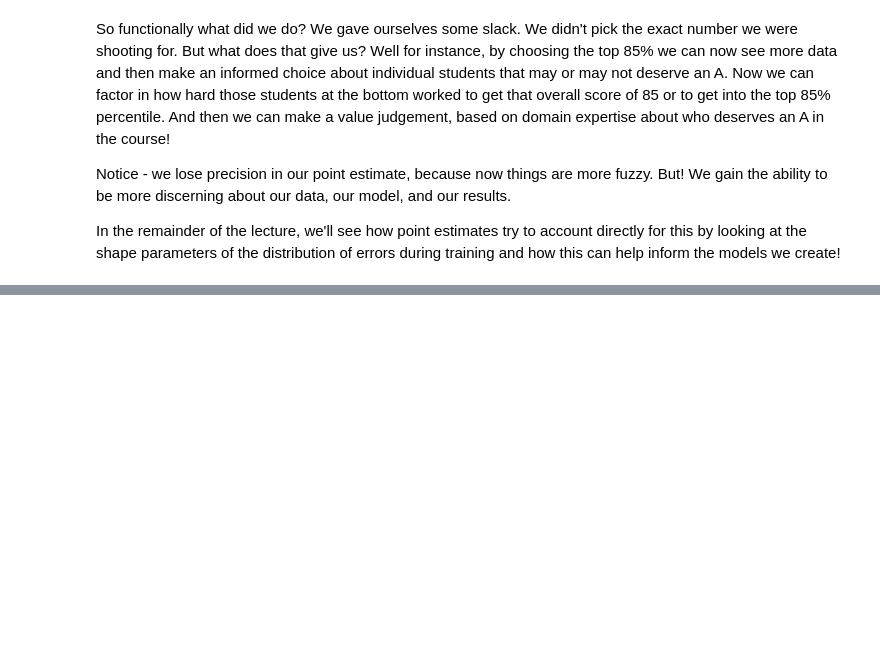
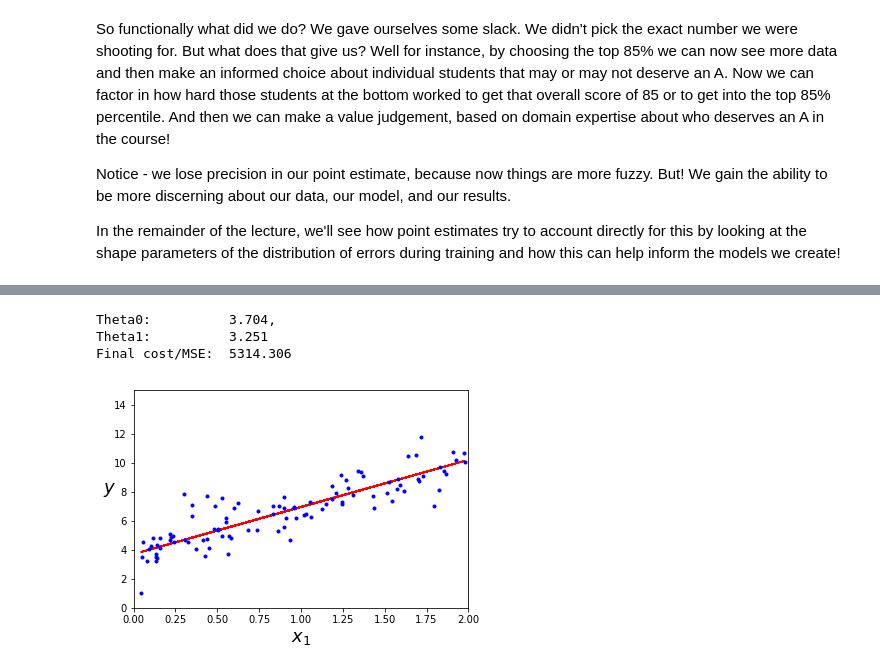
Before and after one commit to EricSchles/second_data_science_meetup_nyc, a Jupyter notebook: regression.ipynb, the cells around one changed output, grey strips where cells are left out. Cells and saved outputs as stored; diff of their text form; code cells hidden in the pictures; blank space fills up the shorter version.

```diff
--- a/regression.ipynb
+++ b/regression.ipynb
@@ -361,0 +430,3 @@ In the remainder of the lecture, we'll see how point estimates try to account di
+# %%
+X = 2 * np.random.rand(100,1)
+y = 4 +3 * X+np.random.randn(100,1)
@@ -361,0 +477,26 @@ In the remainder of the lecture, we'll see how point estimates try to account di
+# %%
+lr =0.01
+n_iter = 1000
+
+theta = np.random.randn(2,1)
+
+X_b = np.c_[np.ones((len(X),1)),X]
+theta,cost_history,theta_history = gradient_descent(X_b,y,theta,lr,n_iter)
+
+y_predict = X_b.dot(theta)
+
+print('Theta0:          {:0.3f},\nTheta1:          {:0.3f}'.format(theta[0][0],theta[1][0]))
+print('Final cost/MSE:  {:0.3f}'.format(cost_history[-1]))
+# %% [output]
+Theta0:          3.704,
+Theta1:          3.251
+Final cost/MSE:  5314.306
+# %%
+plt.plot(X,y_predict,'r-')
+plt.plot(X,y,'b.')
+plt.xlabel("$x_1$", fontsize=18)
+plt.ylabel("$y$", rotation=0, fontsize=18)
+plt.axis([0,2,0,15])
+plt.show()
+# %% [output]
+[figure, added]
```
Also changed, not shown: parts of 33 cells of this notebook.
